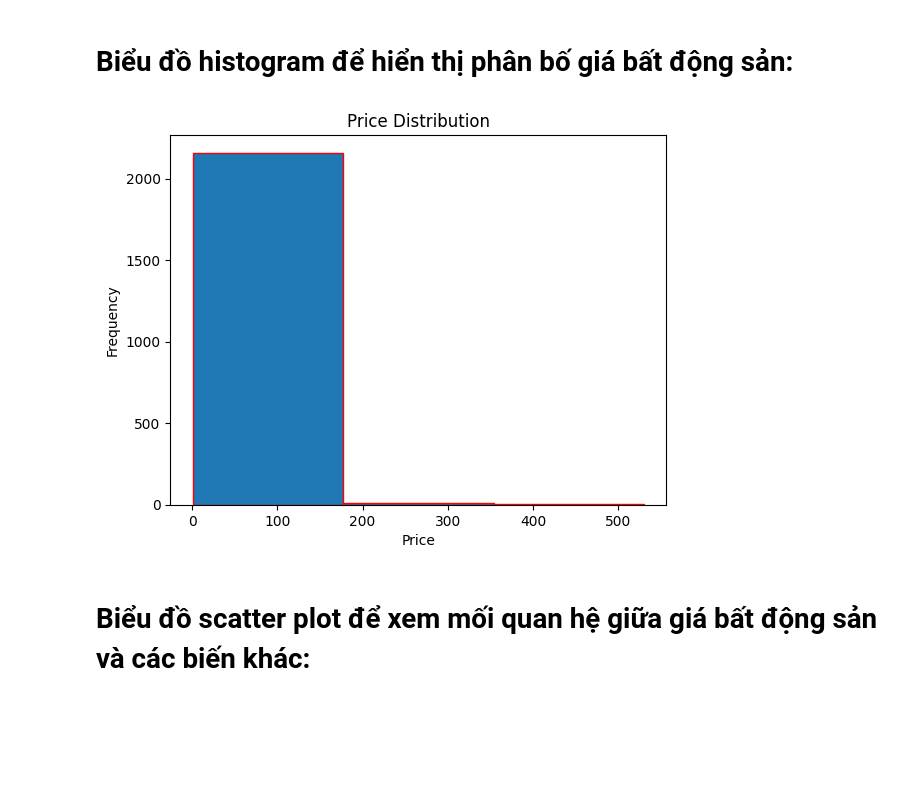
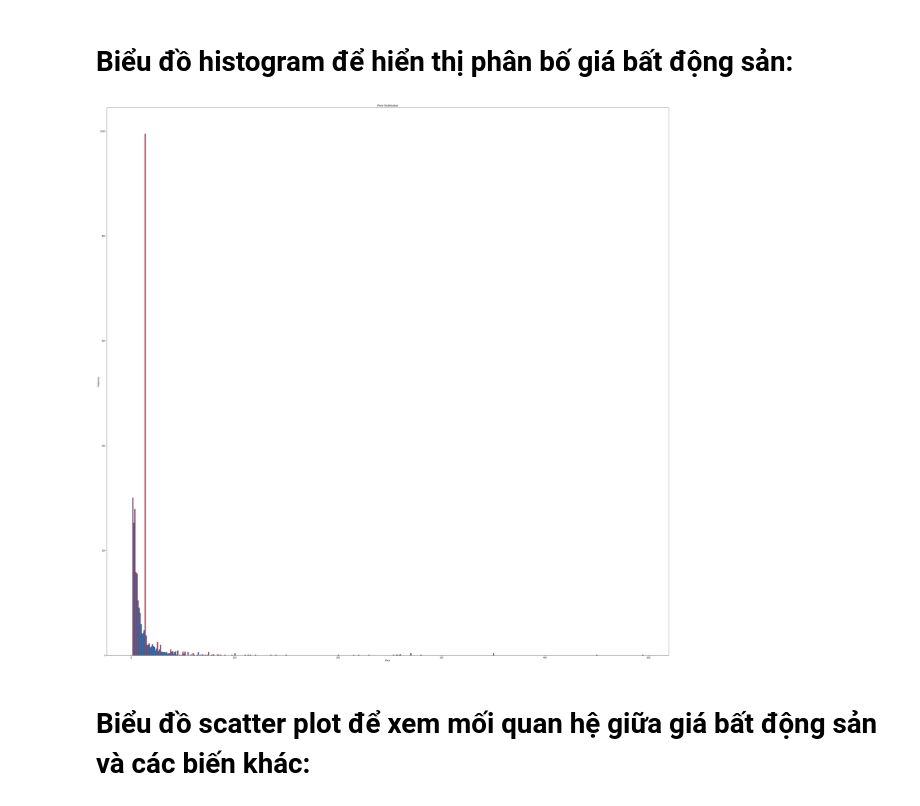
Before and after one commit to ductridev/ADY201M, a Jupyter notebook: Lab-5-plot.ipynb, the cells around one changed output. Cells and saved outputs as stored; diff of their text form; code cells hidden in the pictures; blank space fills up the shorter version.

```diff
--- a/Lab-5-plot.ipynb
+++ b/Lab-5-plot.ipynb
@@ -74,9 +116,29 @@ df['address'].fillna('mean', inplace=True)
 mean_price = df['price'].mean()
 df['price'].fillna(mean_price, inplace=True)
 
-# Điền các giá trị NaN trong cột 'extPrice' bằng giá trị trung bình của cột
-mean_extPrice = df['extPrice'].mean()
-df['extPrice'].fillna(mean_extPrice, inplace=True)
+# # Điền các giá trị NaN trong cột 'price' bằng giá trị trung bình của cột
+# mean_price = df['extPrice'].mean()
+# df['extPrice'].fillna(mean_price, inplace=True)
+
+# Điền các giá trị NaN trong cột 'room' bằng giá trị trung bình của cột
+mean_extPrice = df['room'].mean()
+df['room'].fillna(mean_extPrice, inplace=True)
+
+# Điền các giá trị NaN trong cột 'toilet' bằng giá trị trung bình của cột
+mean_extPrice = df['toilet'].mean()
+df['toilet'].fillna(mean_extPrice, inplace=True)
+
+# Điền các giá trị NaN trong cột 'floors' bằng giá trị trung bình của cột
+mean_extPrice = df['floors'].mean()
+df['floors'].fillna(mean_extPrice, inplace=True)
+
+# Điền các giá trị NaN trong cột 'facade' bằng giá trị trung bình của cột
+mean_extPrice = df['facade'].mean()
+df['facade'].fillna(mean_extPrice, inplace=True)
+
+# Điền các giá trị NaN trong cột 'road' bằng giá trị trung bình của cột
+mean_extPrice = df['road'].mean()
+df['road'].fillna(mean_extPrice, inplace=True)
 
 # Điền các giá trị NaN trong cột 'area' bằng giá trị trung bình của cột
 mean_area = df['area'].mean()
@@ -98,0 +161,6 @@ df
+# %%
+extPrice = []
+for index in df.index:
+    extPrice.append((df['price'][index] * 1000) / df['area'][index])
+df['extPrice'] = extPrice
+df.head()
@@ -163,17 +238,18 @@ import numpy as np
 
 
 # Chọn cột giá nhà
-prices = df['price']
+extPrice = df['extPrice']
 
 # Chia giá nhà thành 3 khoảng bằng nhau
-bins = np.linspace(prices.min(), prices.max(), 4)
+# bins = np.linspace(extPrice.min(), extPrice.max(), 4)
+bins = np.array([extPrice.min(), extPrice.min() + 50, extPrice.min() + 70, extPrice.max()])
 
 # Gán nhãn cho từng khoảng
 labels = ['Low', 'Medium', 'High']
-df['Category'] = pd.cut(prices, bins=bins, labels=labels, include_lowest=True)
+df['Category'] = pd.cut(extPrice, bins=bins, labels=labels, include_lowest=True)
 
 # In ra thông tin của DataFrame với cột Category mới
-print(df[['price', 'Category']])
+print(df[['extPrice', 'Category']])
 
 # In ra phạm vi của các khoảng bin
 for i in range(len(bins) - 1):
@@ -219,14 +295,15 @@ df
 # %%
 import matplotlib.pyplot as plt
 
 # Vẽ biểu đồ histogram
-plt.hist(df['price'], bins=3, edgecolor='red')
+plt.rcParams["figure.figsize"] = (50,50)
+plt.hist(df['price'], bins=500, edgecolor='red')
 plt.xlabel('Price')
 plt.ylabel('Frequency')
 plt.title('Price Distribution')
 plt.show()
 # %% [output]
-[figure, old version]
+[figure, new version]
 # %% [markdown]
 # Biểu đồ scatter plot để xem mối quan hệ giữa giá bất động sản và các biến khác:
 # %%
```
Also changed, not shown: parts of 21 cells of this notebook.
